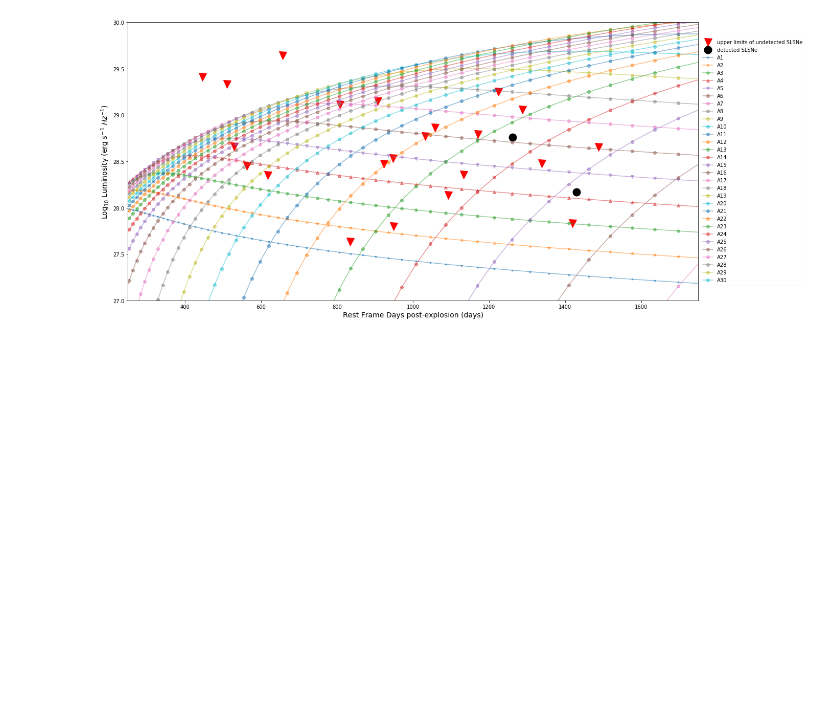
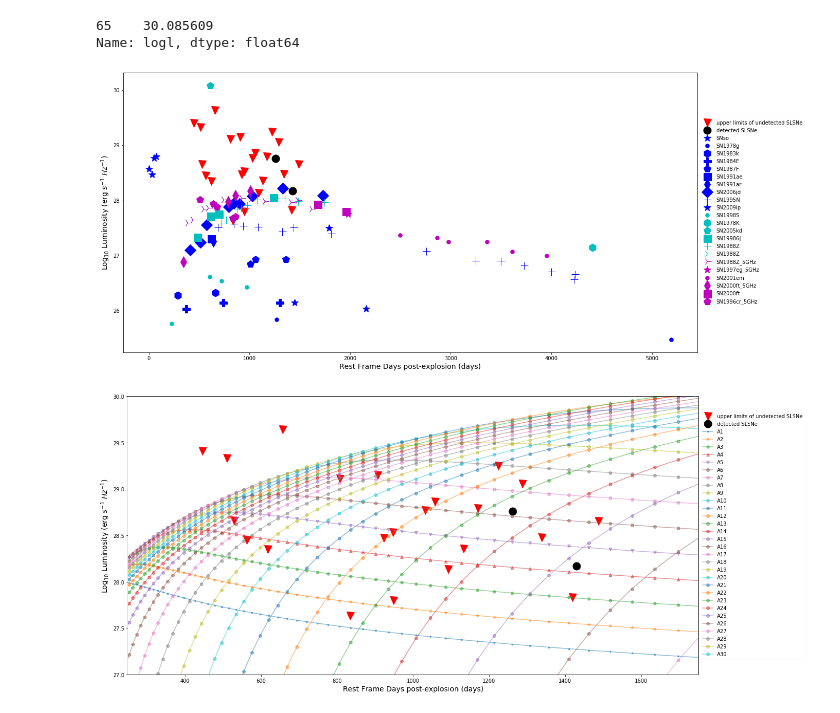
Before and after one commit to ibikadaeze/ast1501, a Jupyter notebook: SN1.ipynb, the cells around one changed output. Drawn from its saved outputs; the diff is of its cells as text; code cells hidden in the pictures; blank space fills up the shorter version.

```diff
--- a/SN1.ipynb
+++ b/SN1.ipynb
@@ -110 +6,70 @@ Name: Time, Length: 3000, dtype: float64
+# %%
+df1 = pd.read_csv('/home/ibik/Documents/sndata/snradio1.csv') #reads in the upperlimit data parameters
+df2 = pd.read_csv('/home/ibik/Documents/sndata/sndetec.csv') #reads in the detected Luminosity data parameters
+df3 = pd.read_csv('/home/ibik/Documents/sndata/radiomodel.csv') # reads in the radio model for testing data parameters
+df4 = pd.read_csv('/home/ibik/Documents/sndata/othersne.csv') #reads in the other SNe data parameters
+
+
+#excel_file = 'snradio1.xls'
+
+#snradio = pd.read_excel(excel_file)dfa137 = pd.read_csv('/home/ibik/Documents/sndata/a137.csv')
+# %%
+df1.columns=['','Target', 'Obs. Date (MJD)','date of g-max', 'days', 'redshift', 'D(luminosity)', 'Flux/upper limits', 'Radioluminosity','logl','restdays']
+df2.columns=['','Target', 'Obs. Date (MJD)','date of g-max', 'days', 'redshift', 'D(luminosity)', 'Flux/upper limits', 'Radioluminosity','logl','restdays']
+df3.columns=['Astar','Time','Luminosity','logl']
+df4.columns=['SN','time','DL','Flux(Jy)', 'Luminosity(erg/s/Hz)','logl']
+# %%
+#df4
+#df4['time'][0:5]
+df4['logl'][65:66]
+# %% [output]
+65    30.085609
+Name: logl, dtype: float64
+# %%
+#this code plots the other supernovae with the observed PS1 ones
+plt.figure(figsize=(20,10))
+#plt.ylim(27,30.00)
+#plt.xlim(250, 1750)
+plt.plot(df1['restdays'], df1['logl'],'rv', markersize=15, label = 'upper limits of undetected SLSNe') # marker_color='r')
+plt.plot(df2['restdays'], df2['logl'],'ko', markersize=15, label = 'detected SLSNe') # marker_color='b')
+plt.plot(df4['time'][0:3], df4['logl'][0:3],'b*', markersize=15, label = 'SNso') # marker_color='b')
+plt.plot(df4['time'][4:6], df4['logl'][4:6],'b.', markersize=15, label = 'SN1978g') # marker_color='b')
+
+plt.plot(df4['time'][7:9], df4['logl'][7:9],'bh', markersize=15, label = 'SN1983k') # marker_color='b')
+
+plt.plot(df4['time'][10:13], df4['logl'][10:13],'bP', markersize=15, label = 'SN1984E') # marker_color='b')
+
+plt.plot(df4['time'][14:17], df4['logl'][14:17],'bp', markersize=15, label = 'SN1987F') # marker_color='b')
+
+plt.plot(df4['time'][18:19], df4['logl'][18:19],'bs', markersize=15, label = 'SN1991ae') # marker_color='b')
+plt.plot(df4['time'][20:22], df4['logl'][20:22],'bd', markersize=15, label = 'SN1991ar') # marker_color='b')
+
+plt.plot(df4['time'][23:32], df4['logl'][23:32],'bD', markersize=15, label = 'SN2006jd') # marker_color='b')
+
+plt.plot(df4['time'][34:48], df4['logl'][34:48],'b+', markersize=15, label = 'SN1995N') # marker_color='b')
+
+plt.plot(df4['time'][50:54], df4['logl'][50:54],'b*', markersize=15, label = 'SN2009ip') # marker_color='b')
+plt.plot(df4['time'][56:60], df4['logl'][56:60],'c.', markersize=15, label = 'SN1998S') # marker_color='b')
+plt.plot(df4['time'][62:63], df4['logl'][62:63],'ch', markersize=15, label = 'SN1978K') # marker_color='b')
+plt.plot(df4['time'][65:66], df4['logl'][65:66],'cp', markersize=15, label = 'SN2005kd') # marker_color='b')
+plt.plot(df4['time'][67:71], df4['logl'][67:71],'cs', markersize=15, label = 'SN19986j') # marker_color='b')
+plt.plot(df4['time'][73:83], df4['logl'][73:83],'c+', markersize=15, label = 'SN1988Z') # marker_color='b')
+plt.plot(df4['time'][85:97], df4['logl'][85:97],'c4', markersize=15, label = 'SN1988Z') # marker_color='b')
+plt.plot(df4['time'][85:97], df4['logl'][85:97],'m4', markersize=15, label = 'SN1988Z_5GHz') # marker_color='b')
+
+plt.plot(df4['time'][99:100], df4['logl'][99:100],'m*', markersize=15, label = 'SN1997eg_5GHz') # marker_color='b')
+plt.plot(df4['time'][102:108], df4['logl'][102:108],'m.', markersize=15, label = 'SN2001em') # marker_color='b')
+plt.plot(df4['time'][110:115], df4['logl'][110:115],'md', markersize=15, label = 'SN2000ft_5GHz') # marker_color='b')
+plt.plot(df4['time'][117:121], df4['logl'][117:121],'ms', markersize=15, label = 'SN2000ft') # marker_color='b')
+plt.plot(df4['time'][123:128], df4['logl'][123:128],'mp', markersize=15, label = 'SN1996cr_5GHz') # marker_color='b')
+
+
+plt.xlabel('Rest Frame Days post-explosion (days)', fontsize=14)
+plt.ylabel('Log$_{10}$ Luminosity (erg $s^{-1}$ $Hz^{-1}$)', fontsize =14)
+plt.legend(frameon=True, framealpha=0.1, loc='center left', bbox_to_anchor=(1, 0.5))
+#ax.legend(loc='center left', bbox_to_anchor=(1, 0.5))
+#plt.show()
+plt.savefig('othersne.pdf')
+# %% [output]
+[figure, added]
 # %%
```
Also changed, not shown: parts of 5 cells of this notebook, 1 other file.
